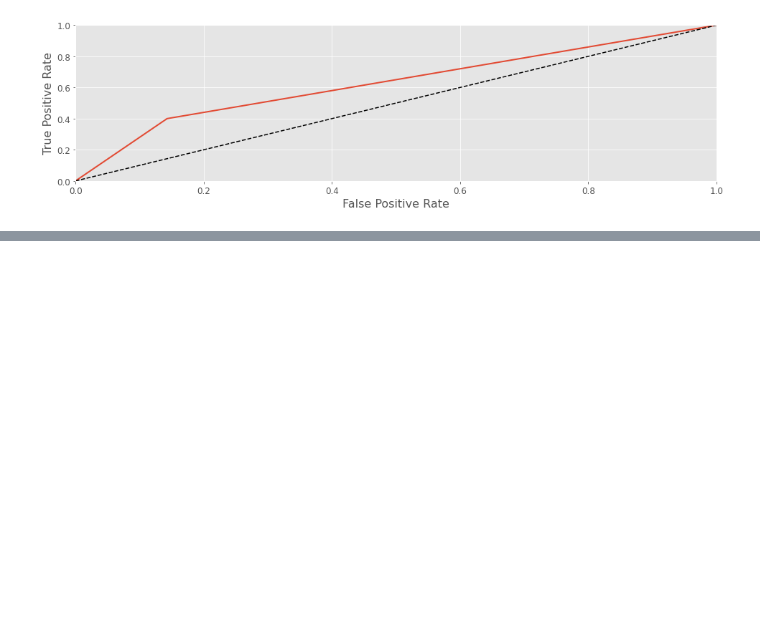
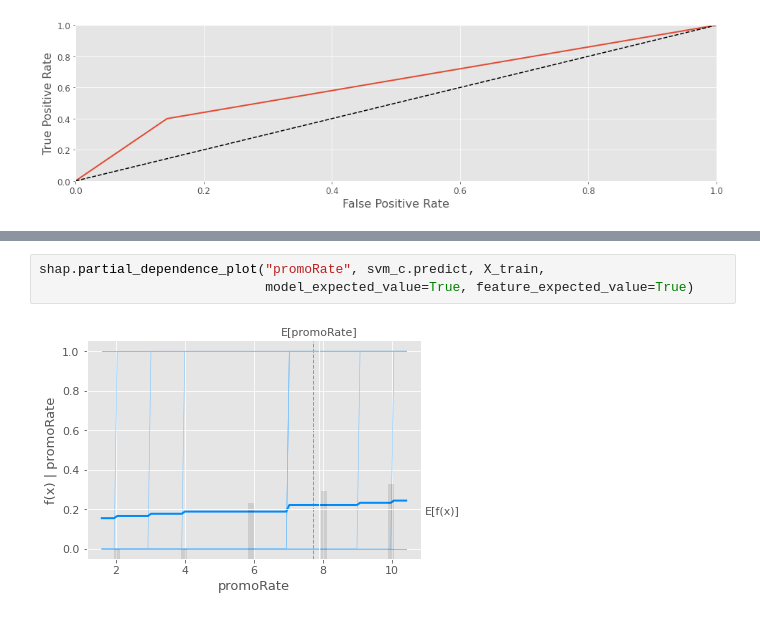
Before and after one commit to miguelvelazco0116/starbucks-customer-survey, a Jupyter notebook: loyalty_drivers.ipynb, the cells around one changed output, grey strips where cells are left out. Saved outputs shown, nothing was run; the diff lists cells and outputs as text; blank space fills up the shorter version.

Commit message:
model

```diff
--- a/loyalty_drivers.ipynb
+++ b/loyalty_drivers.ipynb
@@ -494,0 +502,5 @@ shap.force_plot(explainer.expected_value, shap_values, X_train)
+# %%
+shap.partial_dependence_plot("promoRate", svm_c.predict, X_train,
+                             model_expected_value=True, feature_expected_value=True)
+# %% [output]
+[figure, added]
```
Also changed, not shown: parts of 32 cells of this notebook.
